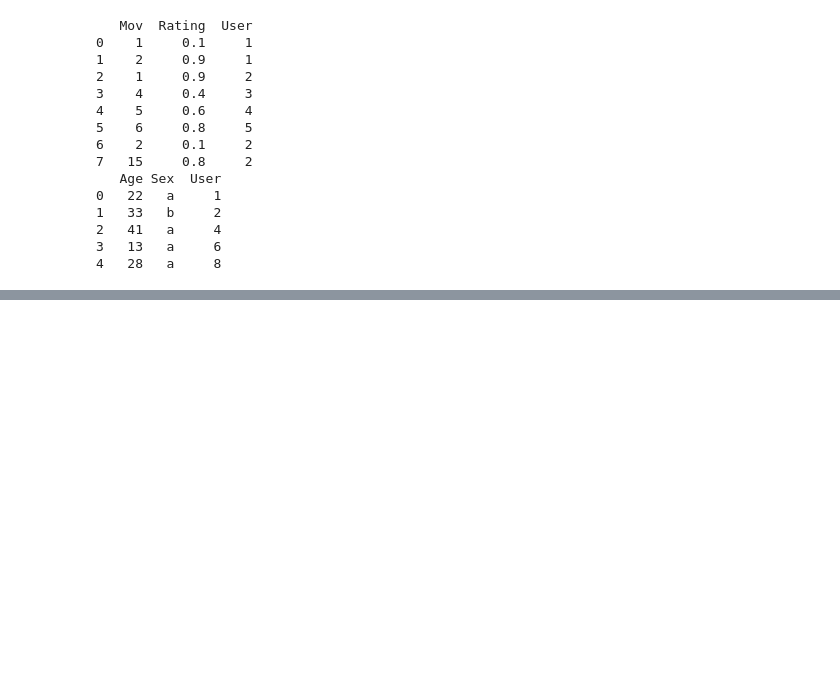
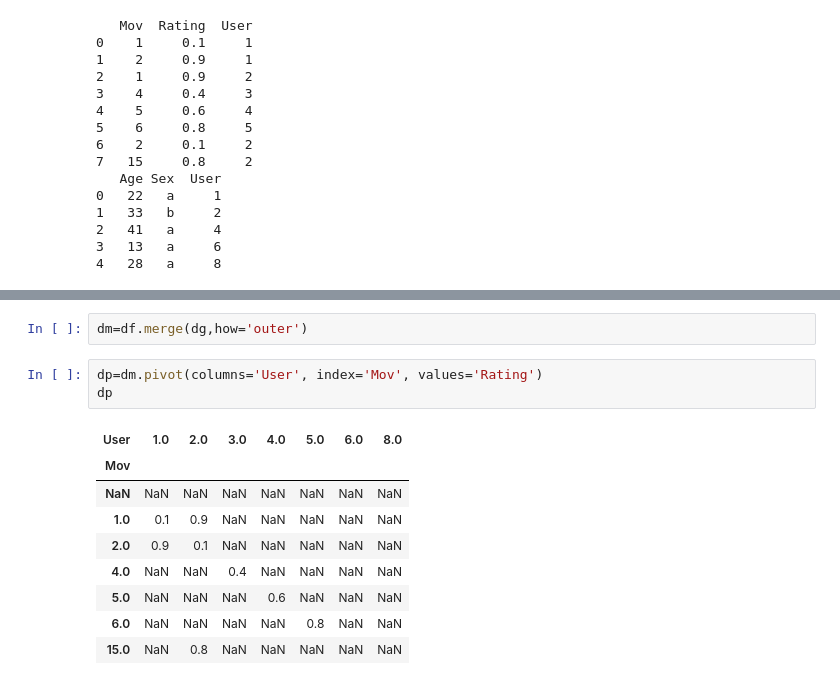
Before and after one commit to Ralleg314/TNUI, a Jupyter notebook: 2.NUI_numpy-pandas.ipynb, the cells around one changed output, grey strips where cells are left out. Drawn from its saved outputs; the diff is of its cells as text; blank space fills up the shorter version.

```diff
--- a/2.NUI_numpy-pandas.ipynb
+++ b/2.NUI_numpy-pandas.ipynb
@@ -774,0 +788,15 @@ Name: User, dtype: int64
+# %%
+dm=df.merge(dg,how='outer')
+# %%
+dp=dm.pivot(columns='User', index='Mov', values='Rating')
+dp
+# %% [output]
+| User | 1.0 | 2.0 | 3.0 | 4.0 | 5.0 | 6.0 | 8.0 |
+| Mov |  |  |  |  |  |  |  |
+| NaN | NaN | NaN | NaN | NaN | NaN | NaN | NaN |
+| 1.0 | 0.1 | 0.9 | NaN | NaN | NaN | NaN | NaN |
+| 2.0 | 0.9 | 0.1 | NaN | NaN | NaN | NaN | NaN |
+| 4.0 | NaN | NaN | 0.4 | NaN | NaN | NaN | NaN |
+| 5.0 | NaN | NaN | NaN | 0.6 | NaN | NaN | NaN |
+| 6.0 | NaN | NaN | NaN | NaN | 0.8 | NaN | NaN |
+| 15.0 | NaN | 0.8 | NaN | NaN | NaN | NaN | NaN |
```
Also changed, not shown: parts of 6 cells of this notebook.
